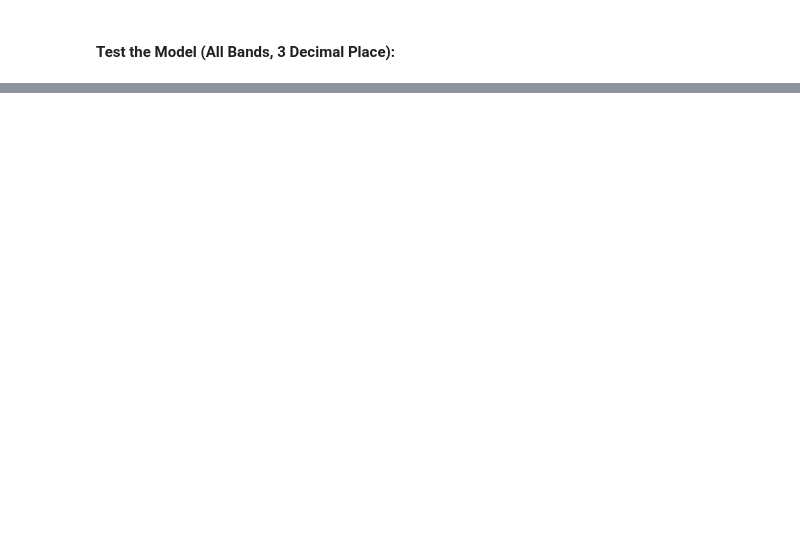
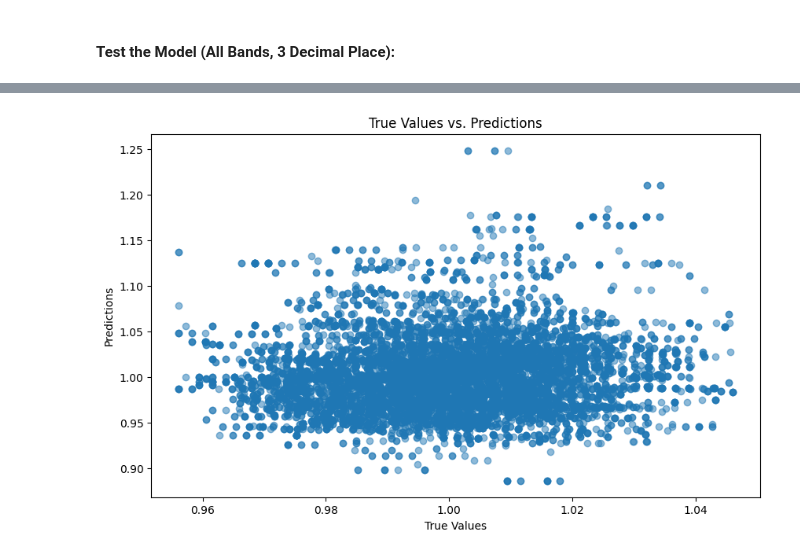
Before and after one commit to JZembower/UHI_Index_Prediction_Model, a Jupyter notebook: Model/Neural_Network.ipynb, the cells around one changed output, grey strips where cells are left out. Drawn from its saved outputs; the diff is of its cells as text; code cells hidden in the pictures; blank space fills up the shorter version.

```diff
--- a/Model/Neural_Network.ipynb
+++ b/Model/Neural_Network.ipynb
@@ -107,0 +110,25 @@ plt.show()
+# %%
+# feature selection
+X = all_bands_proximity_rounded_3_mapped.drop(columns=['Longitude', 'Latitude', 'UHI Index', 'Unnamed: 0', 'datetime'])
+y = all_bands_proximity_rounded_3_mapped['UHI Index']
+# %%
+# split the data
+X_train, X_test, y_train, y_test = train_test_split(X, y, test_size=0.9, random_state=42)
+
+# scale the data
+scaler = StandardScaler()
+X_train = scaler.fit_transform(X_train)
+X_test = scaler.transform(X_test)
+
+# create the model
+model = Sequential([
+    Dense(64, activation='relu', input_shape=(X_train.shape[1],)), # Input layer
+    Dense(64, activation='relu'), # Hidden layer
+    Dense(1) # Output layer
+])
+
+# compile the model
+model.compile(optimizer='adam', loss='mse', metrics=['mae'])
+
+# fit the model
+history = model.fit(X_train, y_train, epochs=10, batch_size=32, validation_data=(X_test, y_test))
@@ -109,0 +181,15 @@ plt.show()
+# %%
+# Evaluate the model
+model.evaluate(X_test, y_test)
+
+# Make predictions
+predictions = model.predict(X_test)
+
+# Plot the predictions
+plt.figure(figsize=(10, 6))
+plt.scatter(y_test, predictions, alpha=0.5)
+plt.xlabel('True Values')
+plt.ylabel('Predictions')
+plt.title('True Values vs. Predictions')
+plt.show()
+# %% [output]
@@ -109,0 +198 @@ plt.show()
+[figure, added]
```
Also changed, not shown: parts of 9 cells of this notebook.
